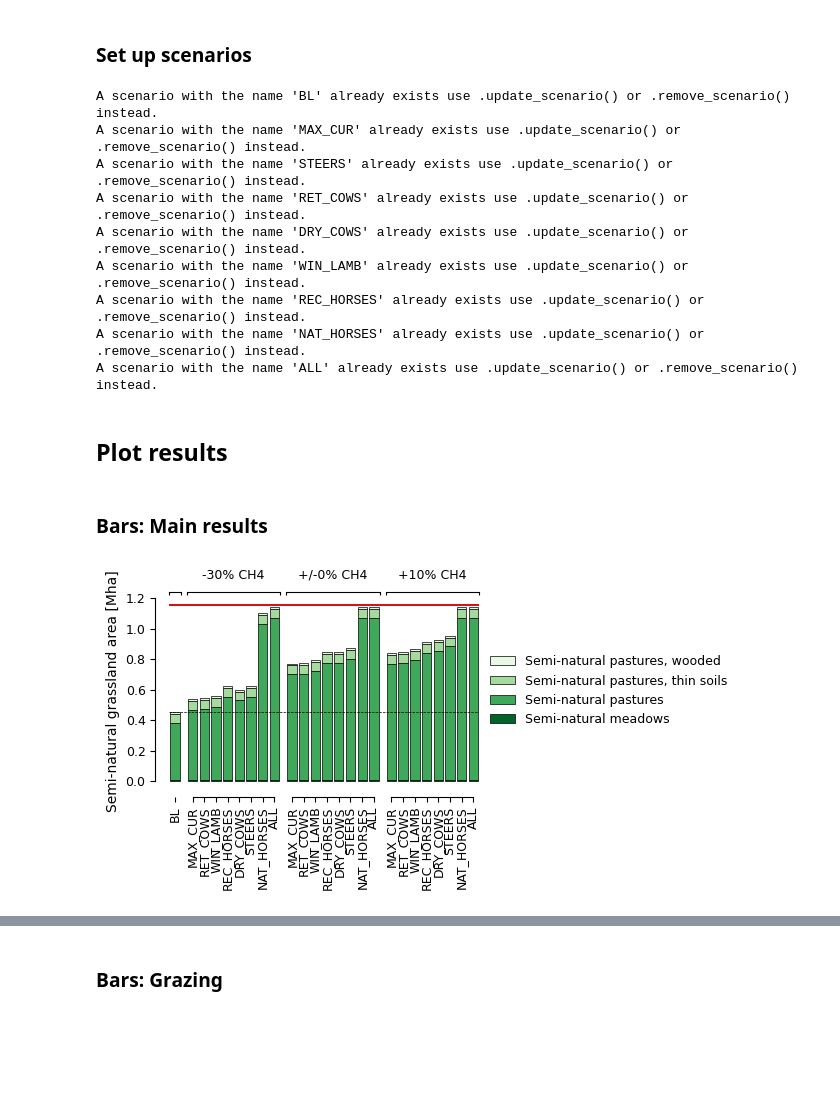
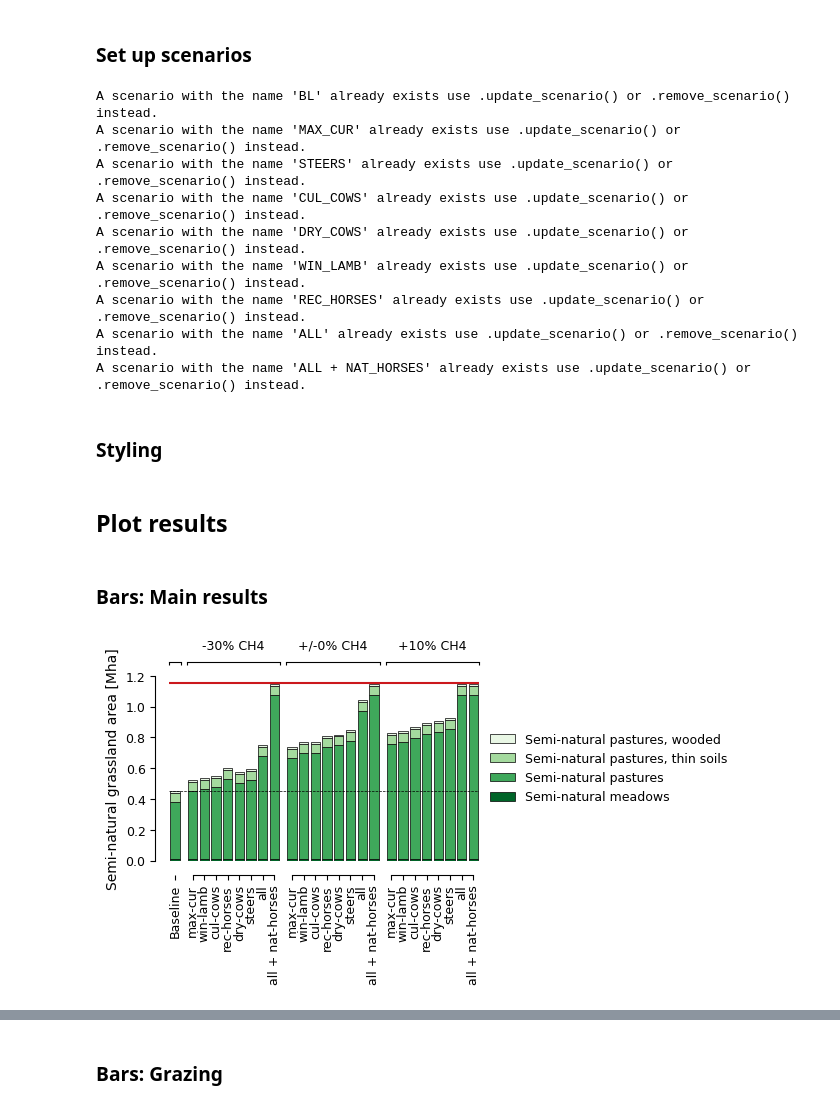
Before and after one commit to karlssonjo/seminatgrass, a Jupyter notebook: CIBUSmod_run.ipynb, the cells around one changed output, grey strips where cells are left out. Saved outputs shown, nothing was run; the diff lists cells and outputs as text; code cells hidden in the pictures; blank space fills up the shorter version.

```diff
--- a/CIBUSmod_run.ipynb
+++ b/CIBUSmod_run.ipynb
@@ -26,10 +26,8 @@ session = cm.Session(
     data_path_scenarios = 'scenarios',
     data_path_output = 'output',
 )
-# cm.ParameterRetriever.data_path_scenarios = os.path.join('scenarios')
 
 # Define scenarios
-
 session.add_scenario(
     name = 'BL',
     scenario_workbooks = None,
@@ -52,8 +50,8 @@ session.add_scenario(
     years = [70, 100, 110]
 )
 session.add_scenario(
-    name = 'RET_COWS',
-    scenario_workbooks = ['sng_area', 'RET_COWS'],
+    name = 'CUL_COWS',
+    scenario_workbooks = ['sng_area', 'CUL_COWS'],
     modules = 'all',
     pars = 'all',
     years = [70, 100, 110]
@@ -88,7 +86,15 @@ session.add_scenario(
 )
 session.add_scenario(
     name = 'ALL',
-    scenario_workbooks = ['sng_area', 'STEERS', 'RET_COWS', 'DRY_COWS',
+    scenario_workbooks = ['sng_area', 'STEERS', 'CULandDRY_COWS',
+                          'WIN_LAMB', 'REC_HORSES'],
+    modules = 'all',
+    pars = 'all',
+    years = [70, 100, 110]
+)
+session.add_scenario(
+    name = 'ALL + NAT_HORSES',
+    scenario_workbooks = ['sng_area', 'STEERS', 'CULandDRY_COWS',
                           'WIN_LAMB', 'REC_HORSES', 'NAT_HORSES'],
     modules = 'all',
     pars = 'all',
@@ -98,14 +104,14 @@ session.add_scenario(
 A scenario with the name 'BL' already exists use .update_scenario() or .remove_scenario() instead.
 A scenario with the name 'MAX_CUR' already exists use .update_scenario() or .remove_scenario() instead.
 A scenario with the name 'STEERS' already exists use .update_scenario() or .remove_scenario() instead.
-A scenario with the name 'RET_COWS' already exists use .update_scenario() or .remove_scenario() instead.
+A scenario with the name 'CUL_COWS' already exists use .update_scenario() or .remove_scenario() instead.
 A scenario with the name 'DRY_COWS' already exists use .update_scenario() or .remove_scenario() instead.
 A scenario with the name 'WIN_LAMB' already exists use .update_scenario() or .remove_scenario() instead.
 A scenario with the name 'REC_HORSES' already exists use .update_scenario() or .remove_scenario() instead.
-A scenario with the name 'NAT_HORSES' already exists use .update_scenario() or .remove_scenario() instead.
 A scenario with the name 'ALL' already exists use .update_scenario() or .remove_scenario() instead.
+A scenario with the name 'ALL + NAT_HORSES' already exists use .update_scenario() or .remove_scenario() instead.
-# %% [markdown]
-## Plot results
+# %% [markdown]
+### Styling
 # %%
 from matplotlib.colors import ListedColormap
 
@@ -162,33 +209,36 @@ def _legend_t(ax):
+# %% [markdown]
+## Plot results
 # %% [markdown]
 ### Bars: Main results
 # %%
 # SNG AREA ---------------------------------------------------------------------- ##
 fig, ax = plt.subplots(figsize=(4,2.4))
 plot_data = (
     session.get_attr('c','area',{'crop':['land_use',None]})
     .loc[:,'semi-natural grasslands']
     .rename(rename_years)
 )/1_000_000
 
 max_sng = session.get_attr('r','max_land_use','land_use').loc[('MAX_CUR','100'),'semi-natural grasslands'] / 1_000_000
 
 cm.plot.bar(
-    plot_data.loc[sort],
+    plot_data.loc[sort].rename(rename_scn, level='scn'),
     ax=ax,
     group_levels='year',
     sort_xlabels=False,
     sort_groups=False,
     cmap='Greens',
     ylabel='Semi-natural grassland area [Mha]',
     ylabel_fontsize=10,
     grouplabels_fontsize=9,
-    ticklabels_fontsize=9
+    ticklabels_fontsize=9,
+    ylim = (0,1.2)
 )
 ax.axhline(plot_data.loc[('BL','')].sum(), c='black', linewidth=0.5, linestyle='--')
 ax.axhline(max_sng, c='#cb181d', linewidth=1.5, linestyle='-')
 _legend_r(ax)
 
 plt.show()
 # %% [output]
-[figure, old version]
+[figure, new version]
 # %%
```
Also changed, not shown: parts of 27 cells of this notebook, 2 other files.
